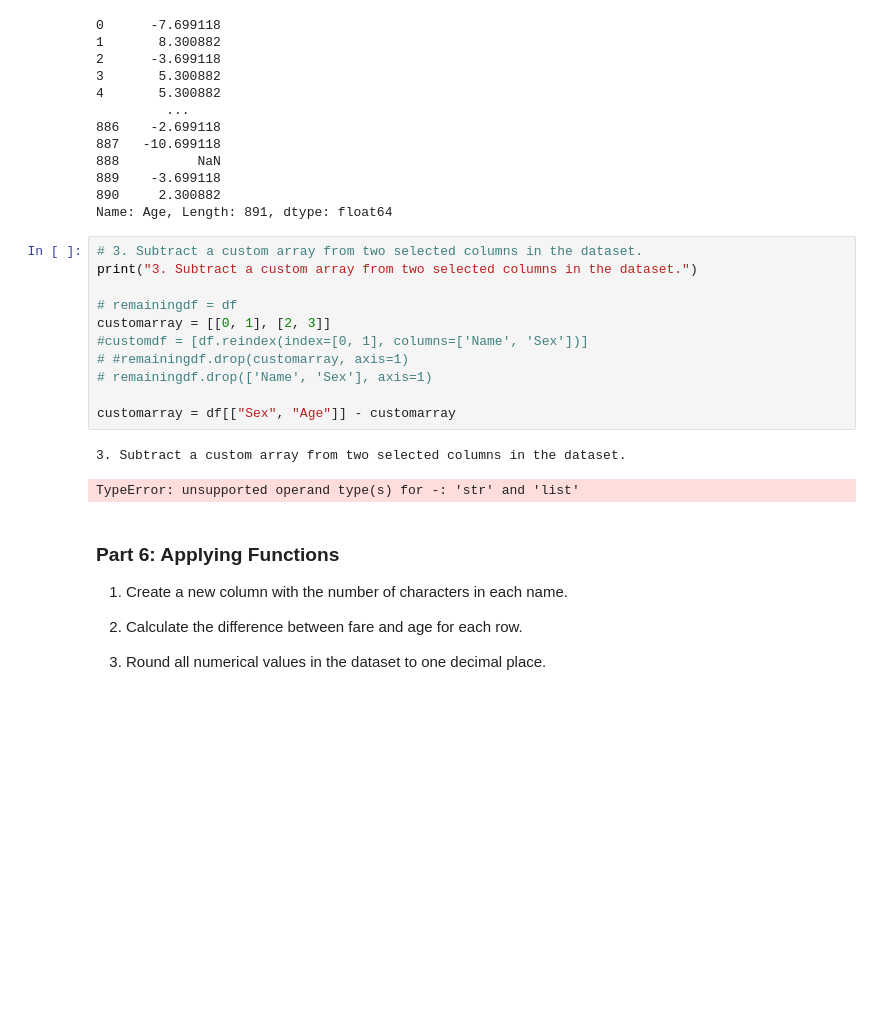
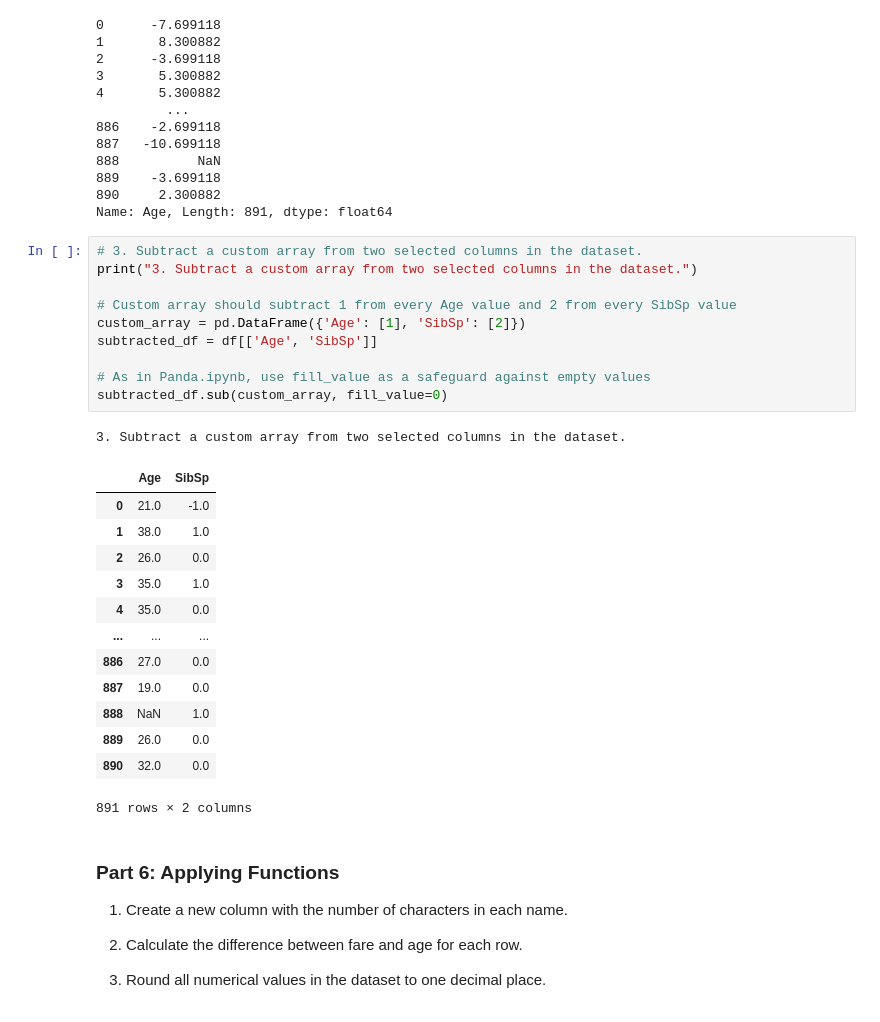
Before and after one commit to CeruleanAcorn/mora_michael_LabTask, a Jupyter notebook: Labs/LabTask01.ipynb, the cells around one changed output. Saved outputs shown, nothing was run; the diff lists cells and outputs as text; blank space fills up the shorter version.

```diff
--- a/Labs/LabTask01.ipynb
+++ b/Labs/LabTask01.ipynb
@@ -381,17 +391,28 @@ Name: Age, Length: 891, dtype: float64
 # %%
 # 3. Subtract a custom array from two selected columns in the dataset.
 print("3. Subtract a custom array from two selected columns in the dataset.")
 
-# remainingdf = df
-customarray = [[0, 1], [2, 3]]
-#customdf = [df.reindex(index=[0, 1], columns=['Name', 'Sex'])]
-# #remainingdf.drop(customarray, axis=1)
-# remainingdf.drop(['Name', 'Sex'], axis=1)
+# Custom array should subtract 1 from every Age value and 2 from every SibSp value
+custom_array = pd.DataFrame({'Age': [1], 'SibSp': [2]})
+subtracted_df = df[['Age', 'SibSp']]
 
-customarray = df[["Sex", "Age"]] - customarray
+# As in Panda.ipynb, use fill_value as a safeguard against empty values
+subtracted_df.sub(custom_array, fill_value=0)
 # %% [output]
 3. Subtract a custom array from two selected columns in the dataset.
+|  | Age | SibSp |
+| 0 | 21.0 | -1.0 |
+| 1 | 38.0 | 1.0 |
+| 2 | 26.0 | 0.0 |
+| 3 | 35.0 | 1.0 |
+| 4 | 35.0 | 0.0 |
+| ... | ... | ... |
+| 886 | 27.0 | 0.0 |
+| 887 | 19.0 | 0.0 |
+| 888 | NaN | 1.0 |
+| 889 | 26.0 | 0.0 |
+| 890 | 32.0 | 0.0 |
-TypeError: unsupported operand type(s) for -: 'str' and 'list'
+891 rows × 2 columns
 # %% [markdown]
 ### Part 6: Applying Functions ###
 
```
Also changed, not shown: parts of 16 cells of this notebook.
